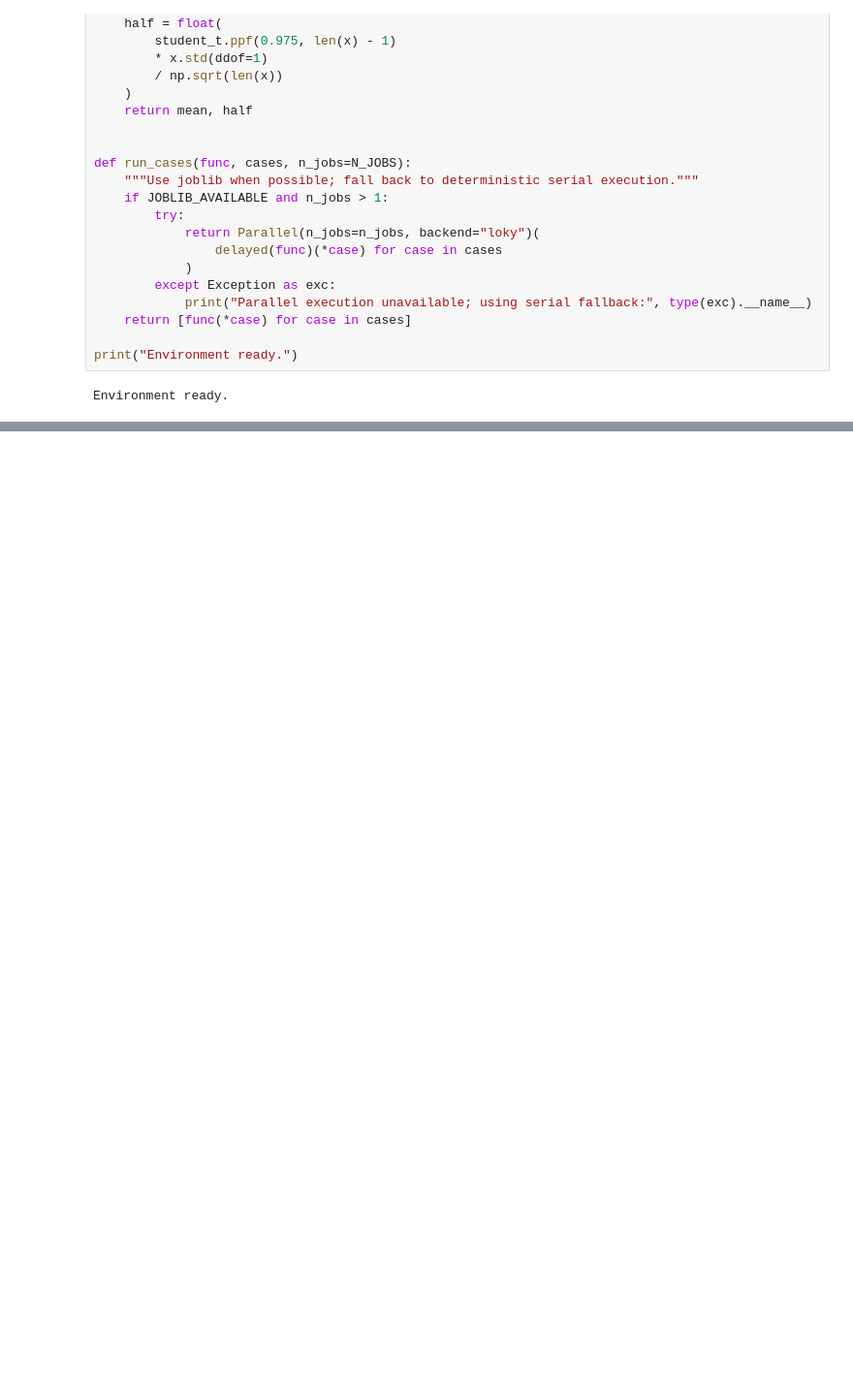
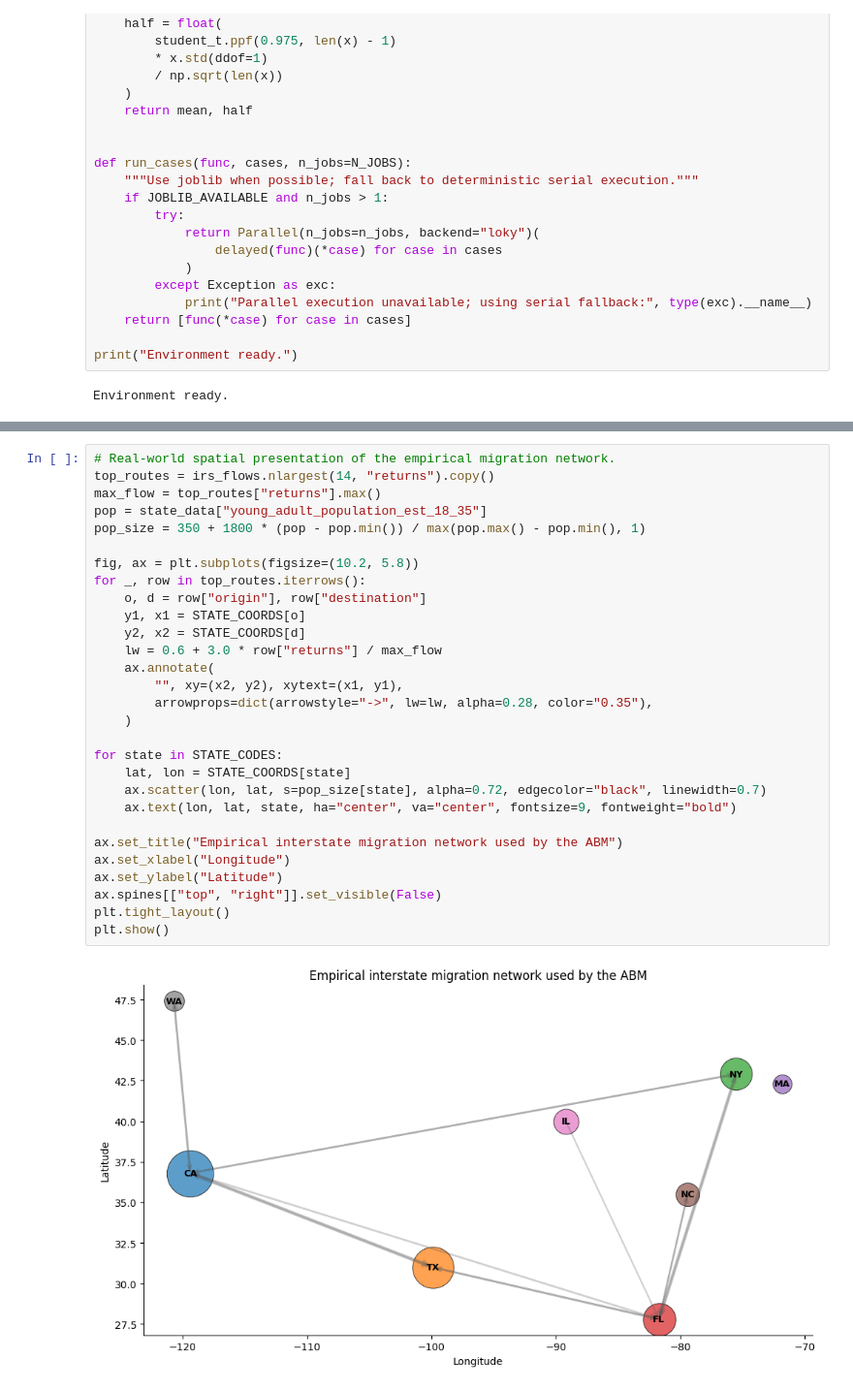
Before and after one commit to Jeremy-Xujia-Chen/CITS4403-GROUP-PROJECT, a Jupyter notebook: 0914-1_v8.ipynb, the cells around one changed output, grey strips where cells are left out. Shown at 97% size. Saved outputs shown, nothing was run; the diff lists cells and outputs as text; blank space fills up the shorter version.

Commit message:
Add IRS route calibration and migration-network map (cells 9-12)

```diff
--- a/0914-1_v8.ipynb
+++ b/0914-1_v8.ipynb
@@ -122,0 +461,31 @@ Environment ready.
+# %%
+# Real-world spatial presentation of the empirical migration network.
+top_routes = irs_flows.nlargest(14, "returns").copy()
+max_flow = top_routes["returns"].max()
+pop = state_data["young_adult_population_est_18_35"]
+pop_size = 350 + 1800 * (pop - pop.min()) / max(pop.max() - pop.min(), 1)
+
+fig, ax = plt.subplots(figsize=(10.2, 5.8))
+for _, row in top_routes.iterrows():
+    o, d = row["origin"], row["destination"]
+    y1, x1 = STATE_COORDS[o]
+    y2, x2 = STATE_COORDS[d]
+    lw = 0.6 + 3.0 * row["returns"] / max_flow
+    ax.annotate(
+        "", xy=(x2, y2), xytext=(x1, y1),
+        arrowprops=dict(arrowstyle="->", lw=lw, alpha=0.28, color="0.35"),
+    )
+
+for state in STATE_CODES:
+    lat, lon = STATE_COORDS[state]
+    ax.scatter(lon, lat, s=pop_size[state], alpha=0.72, edgecolor="black", linewidth=0.7)
+    ax.text(lon, lat, state, ha="center", va="center", fontsize=9, fontweight="bold")
+
+ax.set_title("Empirical interstate migration network used by the ABM")
+ax.set_xlabel("Longitude")
+ax.set_ylabel("Latitude")
+ax.spines[["top", "right"]].set_visible(False)
+plt.tight_layout()
+plt.show()
+# %% [output]
+[figure, added]
```
Also changed, not shown: parts of 3 cells of this notebook.
